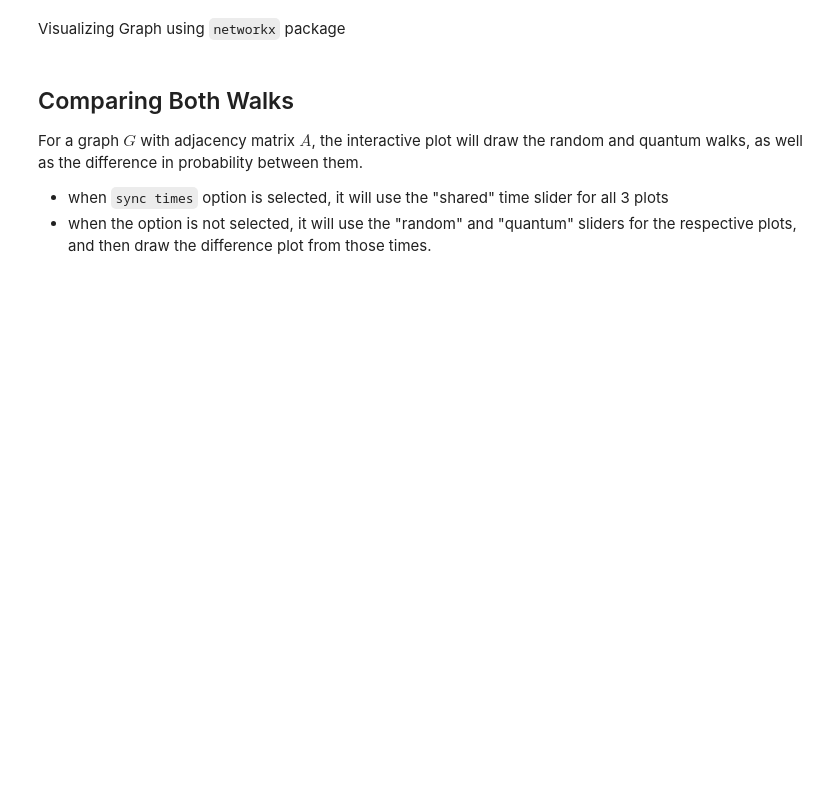
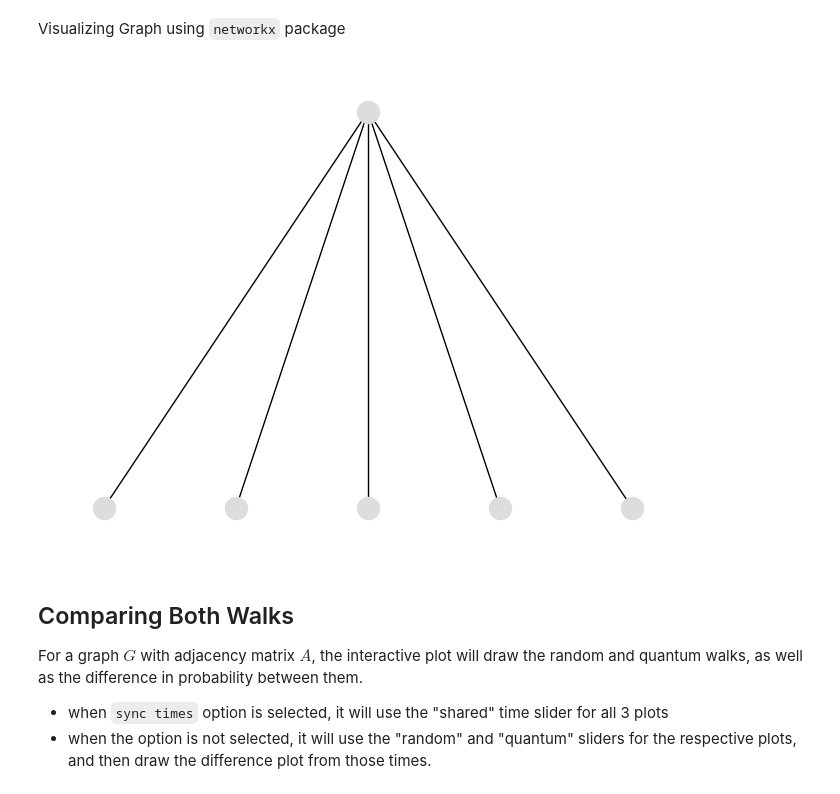
Before and after one commit to YuvalShemla/quantum_walk_implementations, a Jupyter notebook: walk_visual.ipynb, the cells around one changed output. Drawn from its saved outputs; the diff is of its cells as text; code cells hidden in the pictures; blank space fills up the shorter version.

```diff
--- a/walk_visual.ipynb
+++ b/walk_visual.ipynb
@@ -56,12 +56,14 @@ def draw_walk(G, pvec:np.ndarray, ax, vrange=(0,1), cmap=cmap):
 Visualizing Graph using <code>networkx</code> package
 # %%
 %matplotlib inline
-n=6
-G = star_graph(6)
+n=5
+G = star_graph(n)
 A = scipy.sparse.csc_matrix(nx.adjacency_matrix(G))
 # Draw graph
 nx.draw(G, pos=graphviz_layout(G, prog="dot"), node_color="#dddddd", node_size=250, with_labels=False)
 plt.show()
+# %% [output]
+[figure, added]
 # %% [markdown]
 ## Comparing Both Walks
 For a graph $G$ with adjacency matrix $A$, the interactive plot will draw the random and quantum walks, as well as the difference in probability between them.
```
Also changed, not shown: parts of 3 cells of this notebook.
